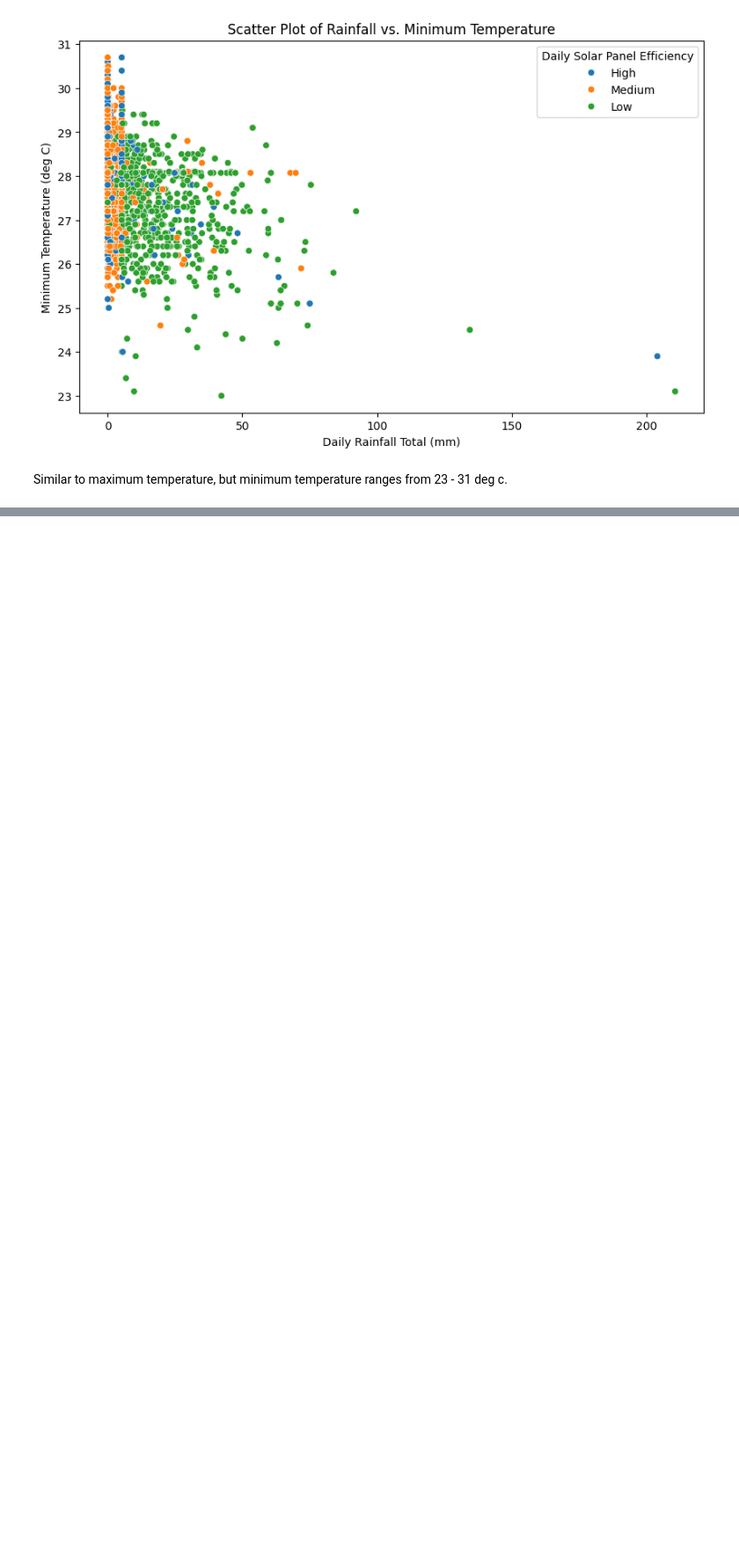
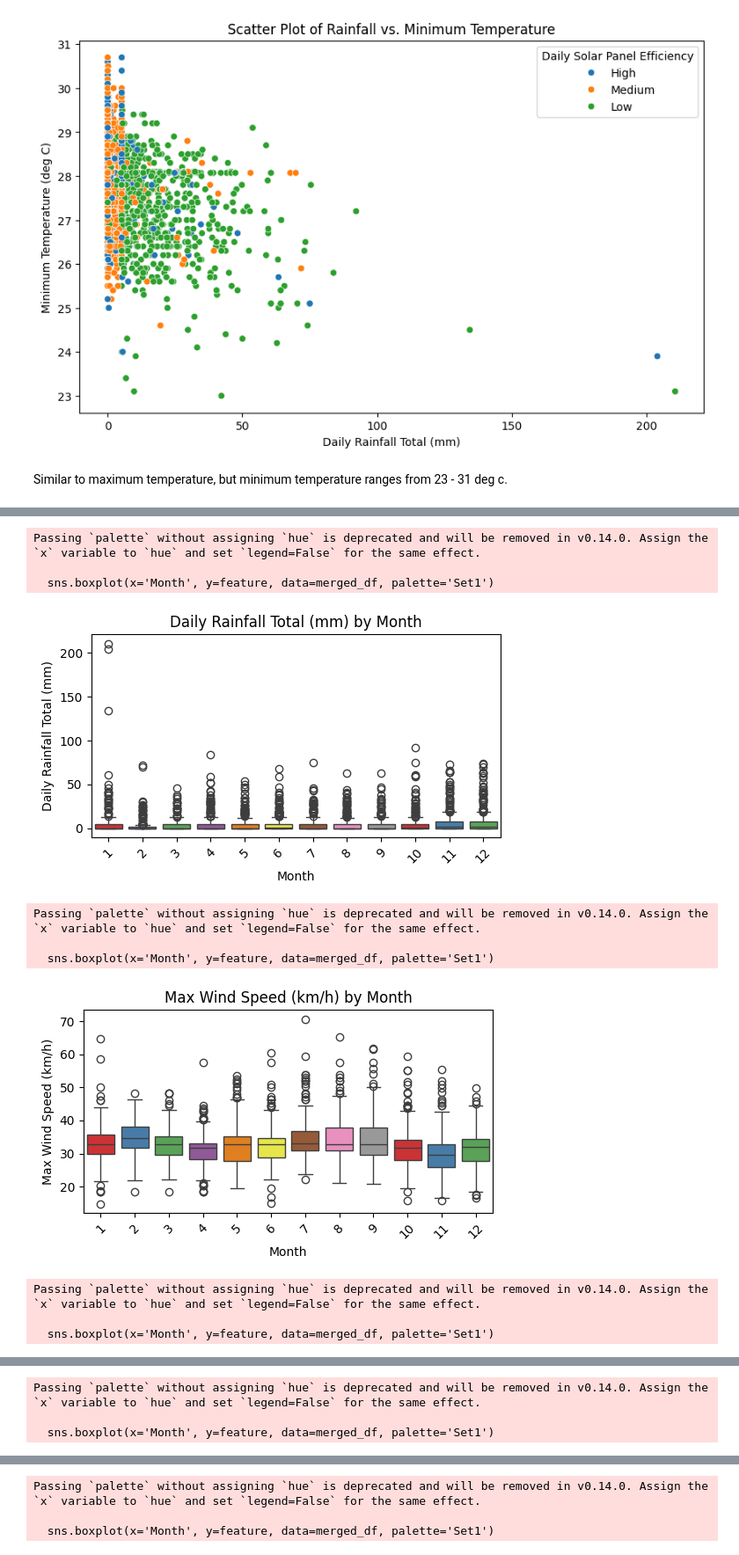
Before and after one commit to lxxxng/SolarPanelEfficiencyPrediction, a Jupyter notebook: eda.ipynb, the cells around one changed output, grey strips where cells are left out. Shown at 88% size. Cells and saved outputs as stored; diff of their text form; code cells hidden in the pictures; blank space fills up the shorter version.

```diff
--- a/eda.ipynb
+++ b/eda.ipynb
@@ -778,0 +769,33 @@ plt.show()
+# %%
+# List of numerical features to plot against Month
+numerical_features = [
+    'Daily Rainfall Total (mm)',
+    'Max Wind Speed (km/h)',
+    'Sunshine Duration (hrs)',
+    'Relative Humidity (%)',
+    'Air Pressure (hPa)',
+    'Wet Bulb Temperature (deg C)',
+    'Maximum Temperature (deg C)'
+]
+
+# Create a box plot for each numerical feature against Month
+for feature in numerical_features:
+    plt.figure(figsize=(12, 6))
+    sns.boxplot(x='Month', y=feature, data=merged_df, palette='Set1')
+    plt.title(f'{feature} by Month')
+    plt.xlabel('Month')
+    plt.ylabel(feature)
+    plt.xticks(rotation=45)
+    plt.show()
+# %% [output]
+Passing `palette` without assigning `hue` is deprecated and will be removed in v0.14.0. Assign the `x` variable to `hue` and set `legend=False` for the same effect.
+
+  sns.boxplot(x='Month', y=feature, data=merged_df, palette='Set1')
+[figure, added]
+Passing `palette` without assigning `hue` is deprecated and will be removed in v0.14.0. Assign the `x` variable to `hue` and set `legend=False` for the same effect.
+
+  sns.boxplot(x='Month', y=feature, data=merged_df, palette='Set1')
+[figure, added]
+Passing `palette` without assigning `hue` is deprecated and will be removed in v0.14.0. Assign the `x` variable to `hue` and set `legend=False` for the same effect.
+
+  sns.boxplot(x='Month', y=feature, data=merged_df, palette='Set1')
@@ -778,0 +803,3 @@ plt.show()
+Passing `palette` without assigning `hue` is deprecated and will be removed in v0.14.0. Assign the `x` variable to `hue` and set `legend=False` for the same effect.
+
+  sns.boxplot(x='Month', y=feature, data=merged_df, palette='Set1')
@@ -778,0 +807,3 @@ plt.show()
+Passing `palette` without assigning `hue` is deprecated and will be removed in v0.14.0. Assign the `x` variable to `hue` and set `legend=False` for the same effect.
+
+  sns.boxplot(x='Month', y=feature, data=merged_df, palette='Set1')
```
Also changed, not shown: parts of 17 cells of this notebook.
